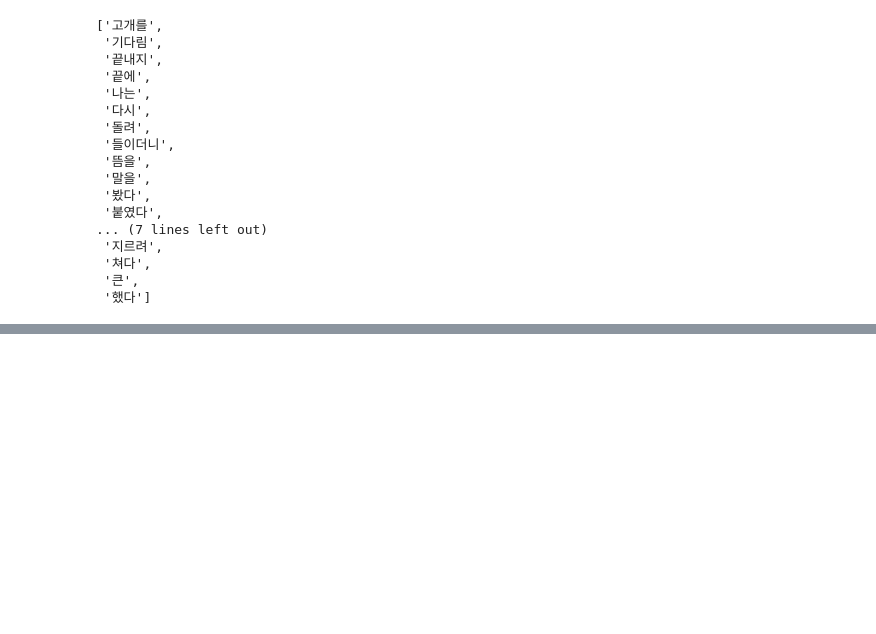
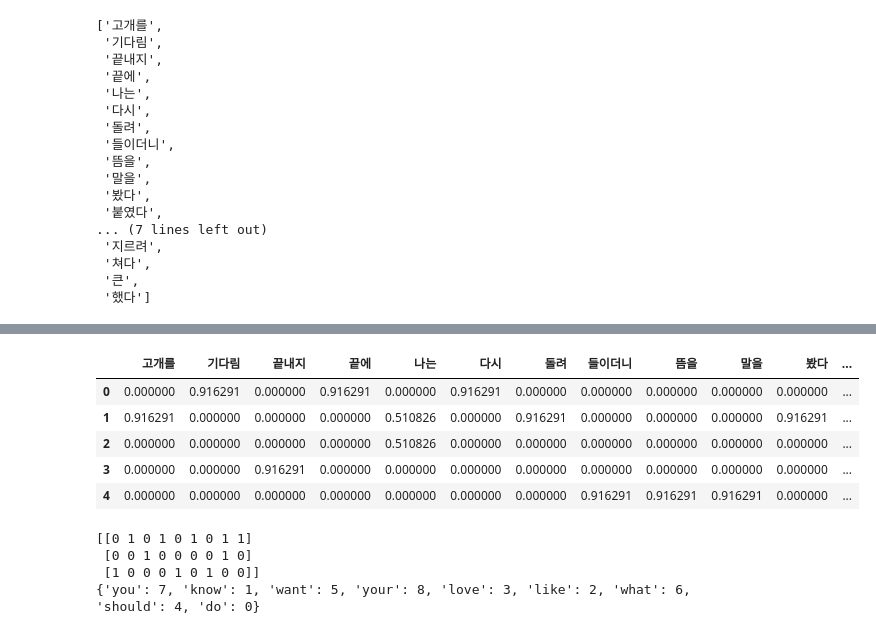
Before and after one commit to tnqkrghd/NLP, a Jupyter notebook: 04_카운트_기반의_단어_표현.ipynb, the cells around one changed output, grey strips where cells are left out. Saved outputs shown, nothing was run; the diff lists cells and outputs as text; code cells hidden in the pictures; blank space fills up the shorter version.

```diff
--- a/04_카운트_기반의_단어_표현.ipynb
+++ b/04_카운트_기반의_단어_표현.ipynb
@@ -172,0 +208,8 @@ vocab
+# %%
+result = []
+for j in range(len(vocab)):
+  t = vocab[j]
+  result.append(idf(t))
+
+idf_ = pd.DataFrame(result, index=vocab, columns=["IDF"])
+idf_
@@ -172,0 +234,38 @@ vocab
+# %%
+result = []
+
+for i in range(N):
+  result.append([])
+  d = docs[i]
+  for j in range(len(vocab)):
+    t = vocab[j]
+    result[-1].append(tfidf(t,d))
+
+tfidf_ = pd.DataFrame(result, columns=vocab)
+tfidf_
+# %% [output]
+|  | 고개를 | 기다림 | 끝내지 | 끝에 | 나는 | 다시 | 돌려 | 들이더니 | 뜸을 | 말을 | 봤다 | ... |
+| 0 | 0.000000 | 0.916291 | 0.000000 | 0.916291 | 0.000000 | 0.916291 | 0.000000 | 0.000000 | 0.000000 | 0.000000 | 0.000000 | ... |
+| 1 | 0.916291 | 0.000000 | 0.000000 | 0.000000 | 0.510826 | 0.000000 | 0.916291 | 0.000000 | 0.000000 | 0.000000 | 0.916291 | ... |
+| 2 | 0.000000 | 0.000000 | 0.000000 | 0.000000 | 0.510826 | 0.000000 | 0.000000 | 0.000000 | 0.000000 | 0.000000 | 0.000000 | ... |
+| 3 | 0.000000 | 0.000000 | 0.916291 | 0.000000 | 0.000000 | 0.000000 | 0.000000 | 0.000000 | 0.000000 | 0.000000 | 0.000000 | ... |
+| 4 | 0.000000 | 0.000000 | 0.000000 | 0.000000 | 0.000000 | 0.000000 | 0.000000 | 0.916291 | 0.916291 | 0.916291 | 0.000000 | ... |
+# %%
+# 사이킷런을 이용한 DTM
+
+from sklearn.feature_extraction.text import CountVectorizer
+
+corpus = [
+          'you know I want your love',
+          'I like you',
+          'what should I do'
+]
+
+vector = CountVectorizer()
+print(vector.fit_transform(corpus).toarray())
+print(vector.vocabulary_)
+# %% [output]
+[[0 1 0 1 0 1 0 1 1]
+ [0 0 1 0 0 0 0 1 0]
+ [1 0 0 0 1 0 1 0 0]]
+{'you': 7, 'know': 1, 'want': 5, 'your': 8, 'love': 3, 'like': 2, 'what': 6, 'should': 4, 'do': 0}
```
Also changed, not shown: parts of 5 cells of this notebook.
